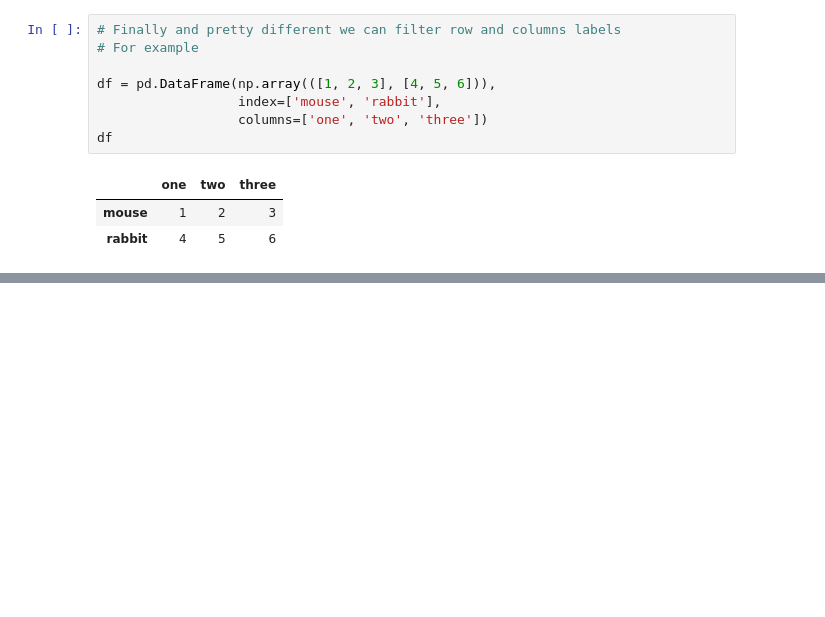
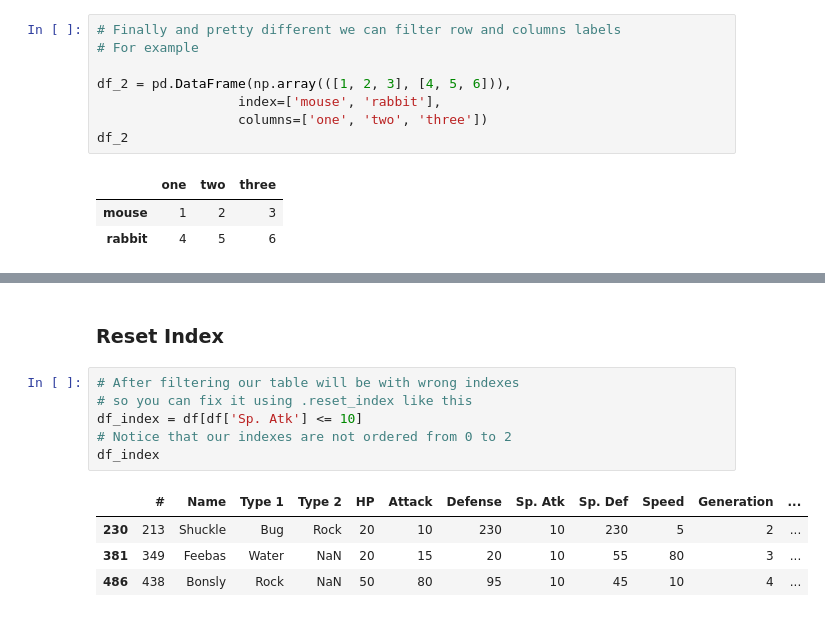
Before and after one commit to JhonSanz/pandas_numpy, a Jupyter notebook: part3.ipynb, the cells around one changed output, grey strips where cells are left out. Drawn from its saved outputs; the diff is of its cells as text; blank space fills up the shorter version.

Commit message:
Reset index.

```diff
--- a/part3.ipynb
+++ b/part3.ipynb
@@ -118,10 +153,10 @@ df.nlargest(3, 'Attack')
 # Finally and pretty different we can filter row and columns labels
 # For example
 
-df = pd.DataFrame(np.array(([1, 2, 3], [4, 5, 6])),
+df_2 = pd.DataFrame(np.array(([1, 2, 3], [4, 5, 6])),
                   index=['mouse', 'rabbit'],
                   columns=['one', 'two', 'three'])
-df
+df_2
 # %% [output]
 |  | one | two | three |
 | mouse | 1 | 2 | 3 |
@@ -137,3 +172,16 @@ df.filter(regex='e$', axis=0)
 # %% [output]
 |  | one | two | three |
 | mouse | 1 | 2 | 3 |
+# %% [markdown]
+### Reset Index
+# %%
+# After filtering our table will be with wrong indexes
+# so you can fix it using .reset_index like this
+df_index = df[df['Sp. Atk'] <= 10]
+# Notice that our indexes are not ordered from 0 to 2
+df_index
+# %% [output]
+|  | # | Name | Type 1 | Type 2 | HP | Attack | Defense | Sp. Atk | Sp. Def | Speed | Generation | ... |
+| 230 | 213 | Shuckle | Bug | Rock | 20 | 10 | 230 | 10 | 230 | 5 | 2 | ... |
+| 381 | 349 | Feebas | Water | NaN | 20 | 15 | 20 | 10 | 55 | 80 | 3 | ... |
+| 486 | 438 | Bonsly | Rock | NaN | 50 | 80 | 95 | 10 | 45 | 10 | 4 | ... |
```
Also changed, not shown: parts of 5 cells of this notebook.
